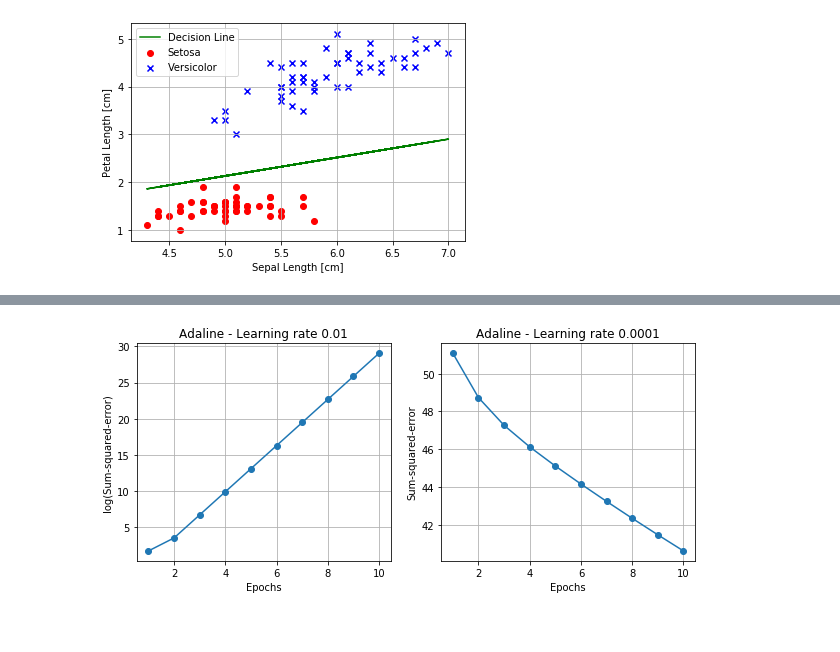
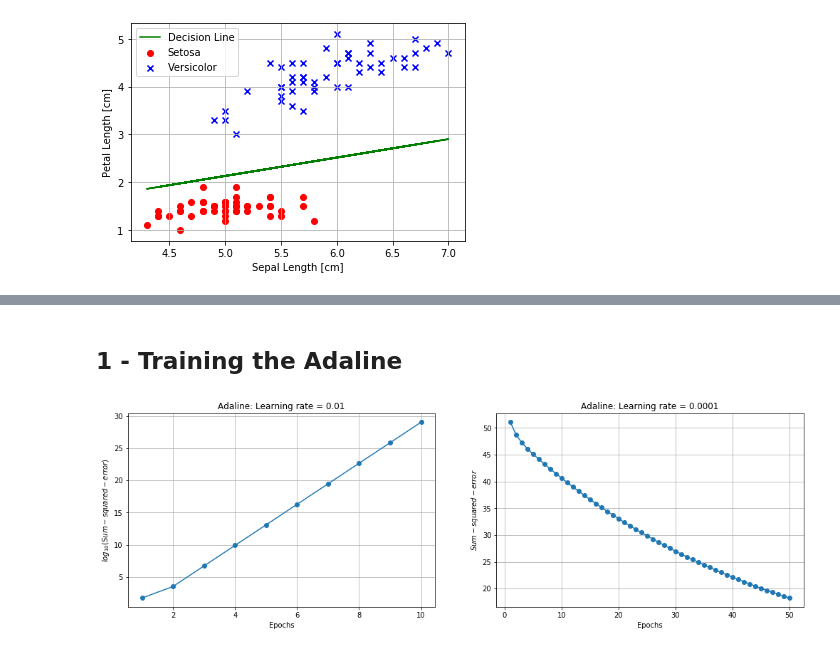
Before and after one commit to ZaqueuCavalcante/Machine-Learning, a Jupyter notebook: ML-DP-Pyhon-SkLearn-TensorFlow/Chapter_02/Chapter_02.ipynb, the cells around one changed output, grey strips where cells are left out. Saved outputs shown, nothing was run; the diff lists cells and outputs as text; code cells hidden in the pictures.

```diff
--- a/ML-DP-Pyhon-SkLearn-TensorFlow/Chapter_02/Chapter_02.ipynb
+++ b/ML-DP-Pyhon-SkLearn-TensorFlow/Chapter_02/Chapter_02.ipynb
@@ -153,7 +150,7 @@ import numpy as np
 
 class AdalineGD(object):
     """
-    Adaline with Gradient Descendet classifier.
+    Adaline with Batch Gradient Descendet classifier.
 
     Parameters
     ------------
@@ -193,14 +190,15 @@ class AdalineGD(object):
 
         for i in range(self.n_iter):
 
-            net_input = self.net_input(X)
+            net_input = self.net_input(X)  # Vetor com os net_inputs de todas as amostras.
+            output = self.activation(net_input)  # Vetor com as respectivas classes preditas.
+            errors = (y - output)  # Erros entres as classes preditas e as verdadeiras.
 
-            output = self.activation(net_input)
-            errors = (y - output)
-            self.w_[1:] += self.eta * X.T.dot(errors)
-            self.w_[0] += self.eta * errors.sum()
-            cost = (errors**2).sum() / 2.0
-            self.cost_.append(cost)
+            self.w_[0] += self.eta * errors.sum()  # Atualização do bias.
+            self.w_[1:] += self.eta * X.T.dot(errors)  # Multiplicação entre a matriz transposta de amostras (X.T)
+                                                       # e o vetor coluna de erros (errors).
+            cost = (errors**2).sum() / 2.0  # Cálculo da função de custo.
+            self.cost_.append(cost)  # Armazena o custo associado a época i.
         return self
 
     def net_input(self, X):
@@ -214,21 +212,28 @@ class AdalineGD(object):
     def predict(self, X):
         """Return class label after unit step."""
         return np.where(self.activation(self.net_input(X)) >= 0.0, 1, -1)
+# %% [markdown]
+## 1 - Training the Adaline
 # %%
-fig, ax = plt.subplots(nrows=1, ncols=2, figsize=(10, 4))
-ada1 = AdalineGD(n_iter=10, eta=0.01).fit(X, y)
+fig, ax = plt.subplots(nrows=1, ncols=2, figsize=(17, 5))
+
+ada1 = AdalineGD(n_iter=10, eta=0.01)
+ada1.fit(X,y)
+
 ax[0].plot(range(1, len(ada1.cost_) + 1), np.log10(ada1.cost_), marker='o')
 ax[0].grid()
 ax[0].set_xlabel('Epochs')
-ax[0].set_ylabel('log(Sum-squared-error)')
-ax[0].set_title('Adaline - Learning rate 0.01')
+ax[0].set_ylabel('$log_{10}(Sum-squared-error)$')
+ax[0].set_title('Adaline: Learning rate = 0.01')
 
-ada2 = AdalineGD(n_iter=10, eta=0.0001).fit(X, y)
+ada2 = AdalineGD(n_iter=50, eta=0.0001)
+ada2.fit(X,y)
+
 ax[1].plot(range(1, len(ada2.cost_) + 1), ada2.cost_, marker='o')
 ax[1].grid()
 ax[1].set_xlabel('Epochs')
-ax[1].set_ylabel('Sum-squared-error')
-ax[1].set_title('Adaline - Learning rate 0.0001')
+ax[1].set_ylabel('$Sum-squared-error$')
+ax[1].set_title('Adaline: Learning rate = 0.0001')
 plt.show()
 # %% [output]
-[figure, old version]
+[figure, new version]
```
Also changed, not shown: parts of 11 cells of this notebook.
